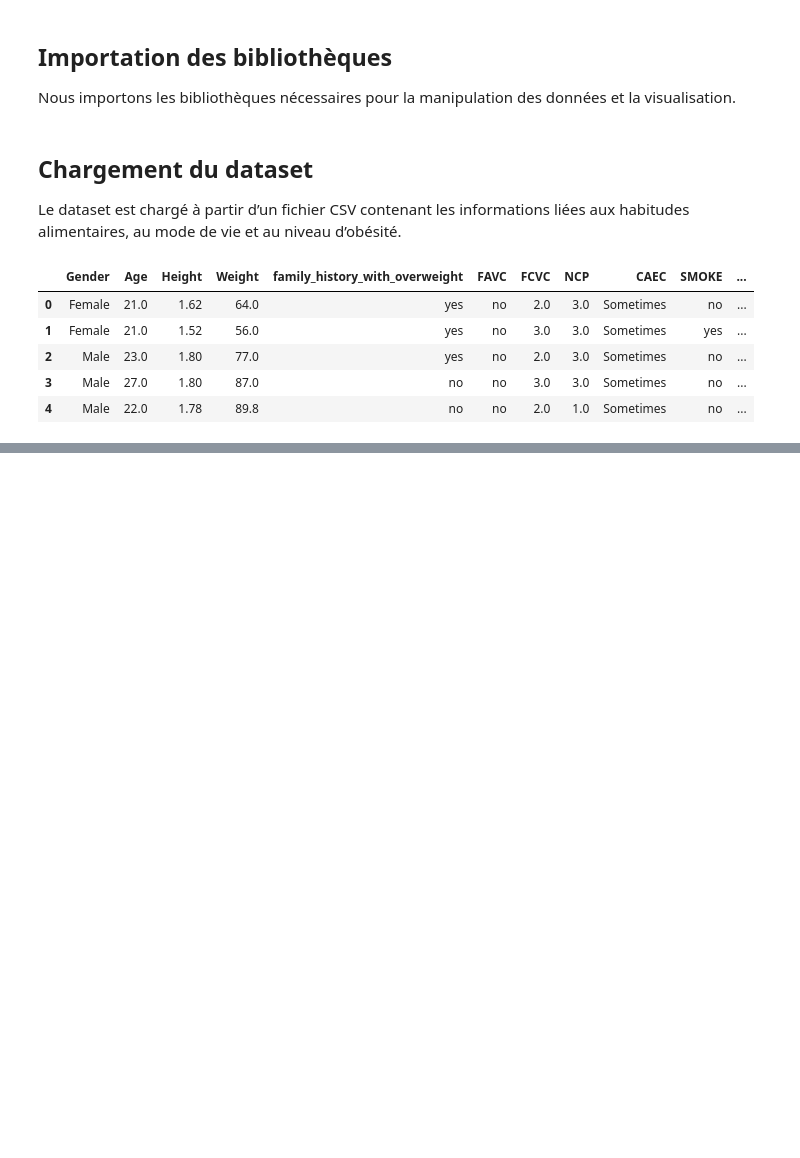
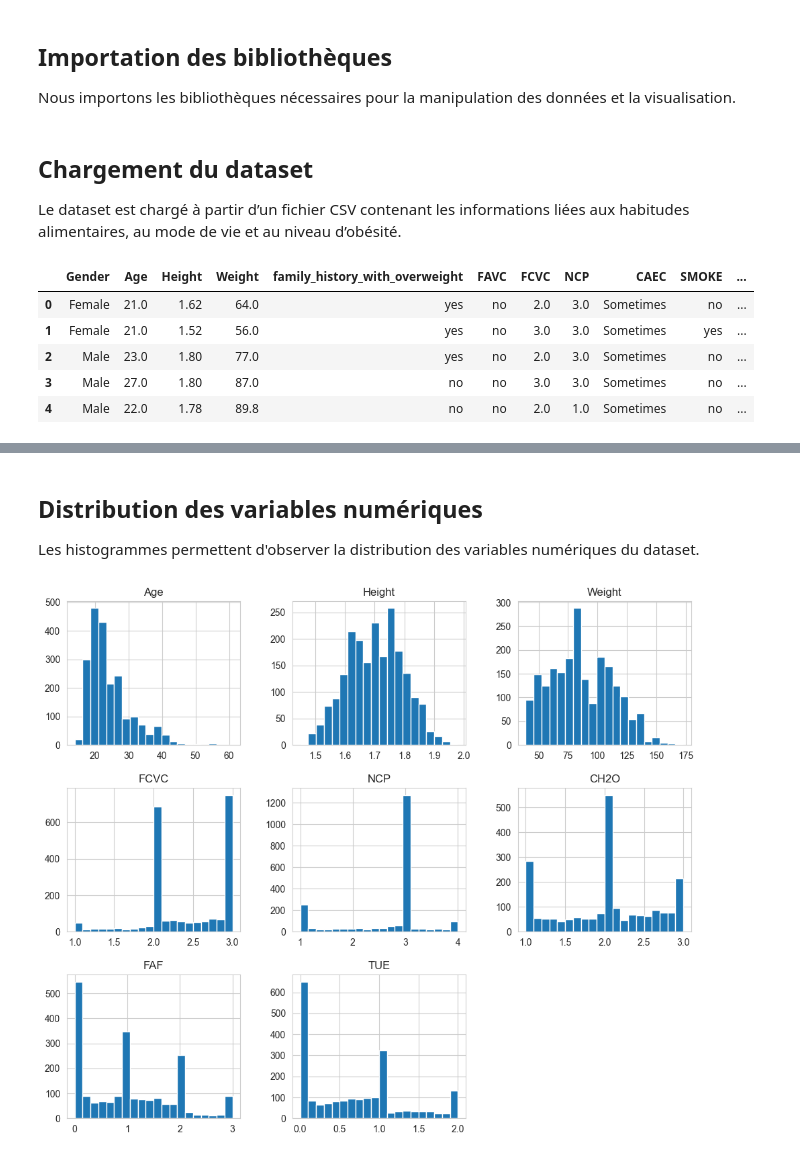
Before and after one commit to hamzasennah/PROJET___-2__-GROUPE__7__CODING__WEEK-1, a Jupyter notebook: notebooks/eda.ipynb, the cells around one changed output, grey strips where cells are left out. Cells and saved outputs as stored; diff of their text form; code cells hidden in the pictures; blank space fills up the shorter version.

```diff
--- a/notebooks/eda.ipynb
+++ b/notebooks/eda.ipynb
@@ -44,0 +138,10 @@ TEST
+# %% [markdown]
+## Distribution des variables numériques
+
+Les histogrammes permettent d'observer la distribution des variables
+numériques du dataset.
+# %%
+df.hist(figsize=(12,10), bins=20)
+plt.show()
+# %% [output]
+[figure, added]
```
Also changed, not shown: parts of 14 cells of this notebook.
